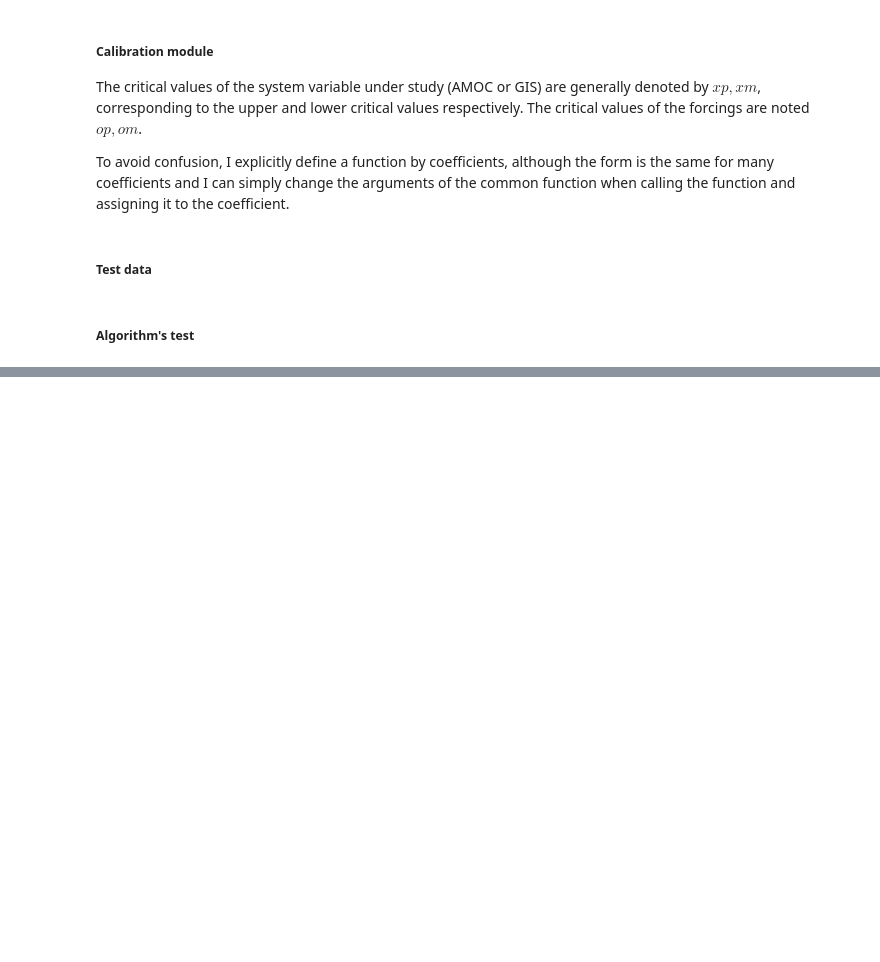
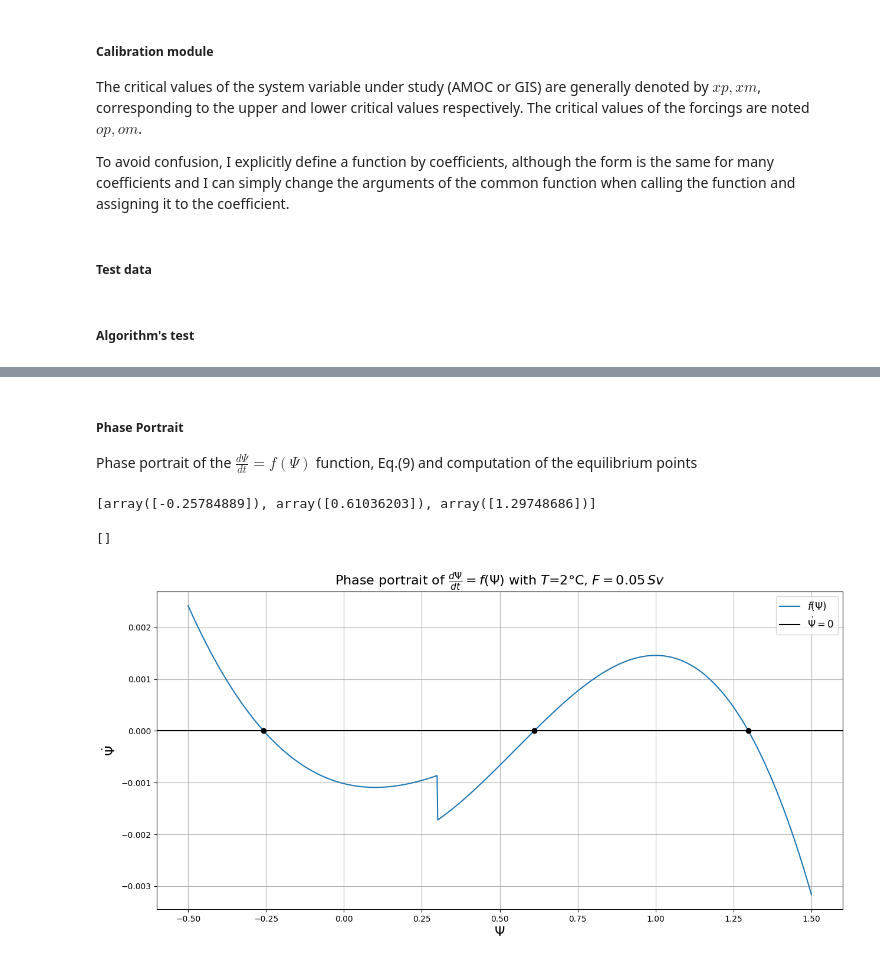
Before and after one commit to AmauryLaridon/LPHYS2299-Master-s-Thesis, a Jupyter notebook: SURFER/SURFER - Tipping Module Calibration/Tipping Module Calibration.ipynb, the cells around one changed output, grey strips where cells are left out. Saved outputs shown, nothing was run; the diff lists cells and outputs as text; code cells hidden in the pictures; blank space fills up the shorter version.

Commit message:
Bifurcation Diagram v1.0

```diff
--- a/SURFER/SURFER - Tipping Module Calibration/Tipping Module Calibration.ipynb
+++ b/SURFER/SURFER - Tipping Module Calibration/Tipping Module Calibration.ipynb
@@ -77,14 +81,14 @@ def c1_from_B(c1_B, e12, T_B):
     """Definition of the c_1 coefficient from experience B cfr. Eq.(8)"""
     return c1_B-(e12*T_B)
 ### Definition of the calibration module ###
-def calib_module_AMOC_ParamA(psip,psim, Tp, Tm, Fp, Fm, F_A, T_B):
+def calib_module_AMOC_ParamA(Psip,Psim, Tp, Tm, Fp, Fm, F_A, T_B):
     """Calibration module for the AMOC with the parametrisation A for the fresh water flux."""
-    a_1 = a1(psip, psim)
-    b_1 = b1(psip,psim)
-    c1A = c1_A(psip, psim, Tp, Tm)
-    d_1 = d1(psip,psim, Tp, Tm)
-    c1B = c1_B(psip, psim, Fp, Fm)
-    e_12 = e12(psip, psim, Fp, Fm)
+    a_1 = a1(Psip, Psim)
+    b_1 = b1(Psip,Psim)
+    c1A = c1_A(Psip, Psim, Tp, Tm)
+    d_1 = d1(Psip,Psim, Tp, Tm)
+    c1B = c1_B(Psip, Psim, Fp, Fm)
+    e_12 = e12(Psip, Psim, Fp, Fm)
     c1_f_A = c1_from_A(c1A, e_12, F_A)
     c1_f_B = c1_from_B(c1B, d_1, T_B)
     return [a_1, b_1, c1A, d_1, c1B, e_12, c1_f_A, c1_f_B]
@@ -121,0 +159,66 @@ Plot
+# %% [markdown]
+##### Phase Portrait
+
+Phase portrait of the $\frac{d\Psi}{dt} = f(\Psi)$ function, Eq.(9) and computation of the equilibrium points
+# %%
+### Computation of the equilibirum points of equation (9) ####
+
+eq_points_1 = fsolve(dPsi_dt, 0, args=(T_B, F_A, AMOC_params))
+eq_points_2 = fsolve(dPsi_dt, 0.5, args=(T_B, F_A, AMOC_params))
+eq_points_3 = fsolve(dPsi_dt, 1.25, args=(T_B, F_A, AMOC_params))
+
+eq_points = [eq_points_1, eq_points_2, eq_points_3]
+print(eq_points)
+
+### Plot of the phase portrait Eq.(9) with equilibrium points
+N = 1000
+Psi = np.linspace(-0.5, 1.5, N)
+Y = np.zeros(N)
+for i in range(N):
+    y = dPsi_dt(Psi[i], T_B, F_A, AMOC_params)
+    Y[i] = y
+
+fig, ax = plt.subplots(1,1,figsize=(15,7))
+
+ax.plot(Psi, Y, label = r"$f(\Psi)$")
+plt.axhline(y=0, color="black", label="$\dot{\Psi}=0$")
+for i in range(3):
+    plt.plot(eq_points[i], dPsi_dt(eq_points[i], T_B, F_A, AMOC_params), "ko")
+ax.set_xlabel(r"$\Psi$", fontsize = 16)
+ax.set_ylabel(r"$\dot{\Psi}$", fontsize = 16)
+ax.set_title("Phase portrait of "+r"$\frac{d\Psi}{dt} = f(\Psi)$"+" with "+r"$T$={}°C,".format(T_B)+r" $F={}\,Sv$".format(F_A), fontsize = 16)
+ax.legend(fontsize = 12)
+plt.grid()
+plt.plot()
+
+# ### Plot of the phase portrait Eq.(10)
+# Y_ExpA = f_ExpA(Psi, T_forcing_val)
+
+# fig, ax = plt.subplots(1,1,figsize=(15,7))
+
+# ax.plot(Psi, Y_ExpA, label = r"$f_{ExpA}(\Psi)$", color="g")
+# plt.axhline(y=0, color="black", label="$\dot{\Psi}=0$")
+# ax.set_xlabel(r"$\Psi$", fontsize = 16)
+# ax.set_ylabel(r"$\dot{\Psi}$", fontsize = 16)
+# ax.set_title("Phase portrait of "+r"$\frac{d\Psi}{dt} = f_{ExpA}(\Psi)$"+" with "+r"$T$={}°C,".format(T_forcing_val)+r" $F={}\,Sv$".format(F_forcing_val), fontsize = 16)
+# ax.legend(fontsize = 12)
+# plt.grid()
+# plt.plot()
+
+# ### Plot of the phase portrait Eq.(11)
+# Y_ExpB = f_ExpB(Psi, F_forcing_val)
+
+# fig, ax = plt.subplots(1,1,figsize=(15,7))
+
+# ax.plot(Psi, Y, label = r"$f_{ExpB}(\Psi)$", color="r")
+# plt.axhline(y=0, color="black", label="$\dot{\Psi}=0$")
+# ax.set_xlabel(r"$\Psi$", fontsize = 16)
+# ax.set_ylabel(r"$\dot{\Psi}$", fontsize = 16)
+# ax.set_title("Phase portrait of "+r"$\frac{d\Psi}{dt} = f_{ExpB}(\Psi)$"+" with "+r"$T$={}°C,".format(T_forcing_val)+r" $F={}\,Sv$".format(F_forcing_val), fontsize = 16)
+# ax.legend(fontsize = 12)
+# plt.grid()
+# plt.plot()
+# %% [output]
+[array([-0.25784889]), array([0.61036203]), array([1.29748686])]
+[]
+[figure, added]
```
Also changed, not shown: parts of 17 cells of this notebook.
